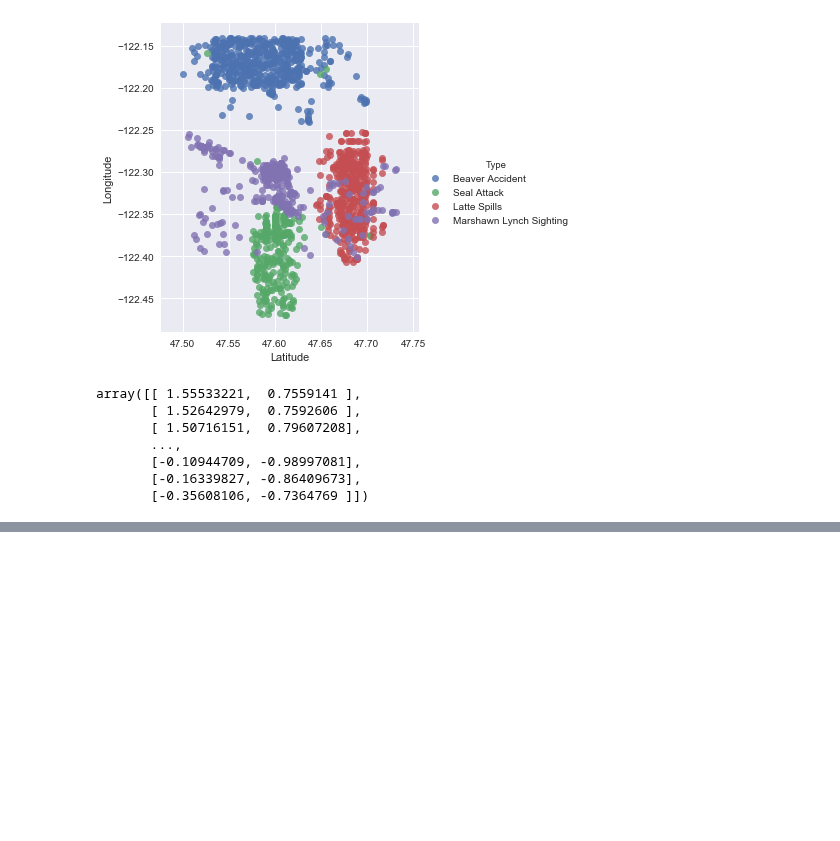
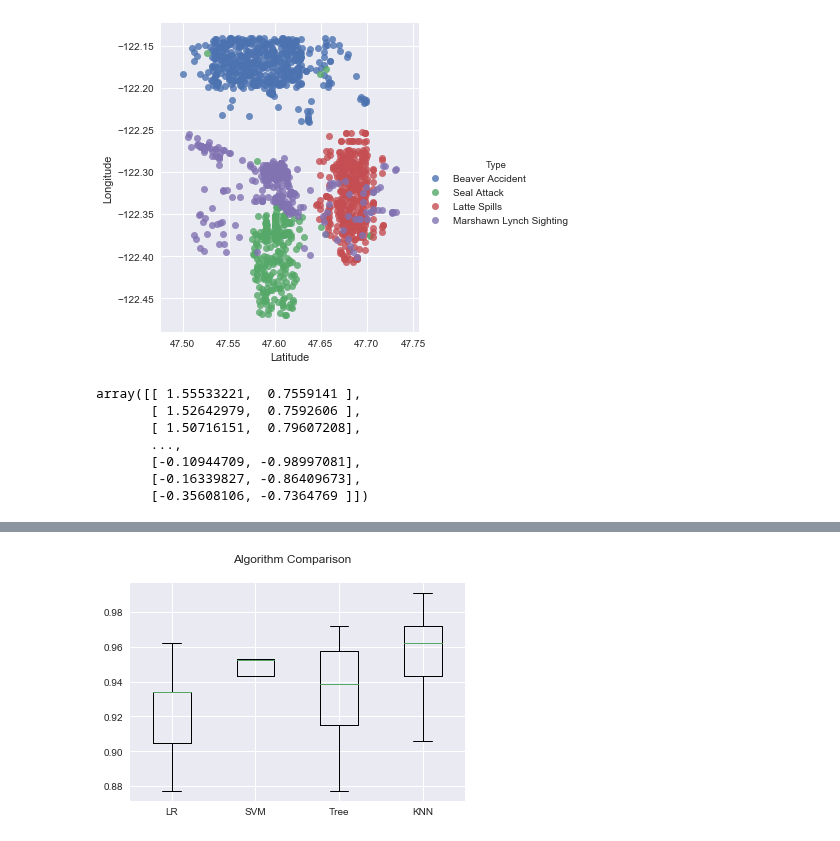
Before and after one commit to Lakshhmi/Code-Practice, a Jupyter notebook: 911 calls.ipynb, the cells around one changed output, grey strips where cells are left out. Drawn from its saved outputs; the diff is of its cells as text; code cells hidden in the pictures; blank space fills up the shorter version.

```diff
--- a/911 calls.ipynb
+++ b/911 calls.ipynb
@@ -128,0 +159,10 @@ KNN : 0.956577
+# %%
+fig = plt.figure()
+ax = fig.add_subplot(111)
+fig.suptitle("Algorithm Comparison")
+
+plt.boxplot(results)
+ax.set_xticklabels(names)
+plt.show()
+# %% [output]
+[figure, added]
```
Also changed, not shown: parts of 4 cells of this notebook.
